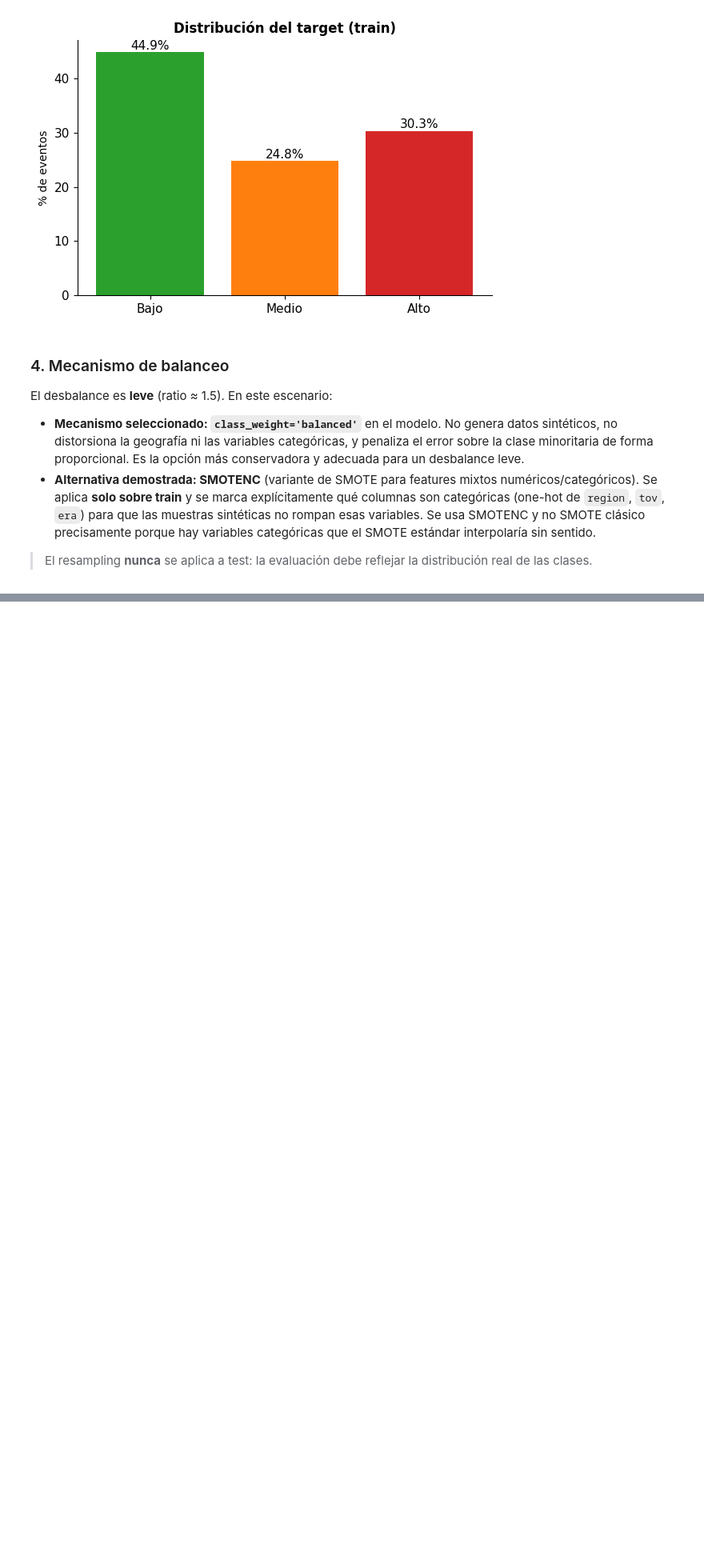
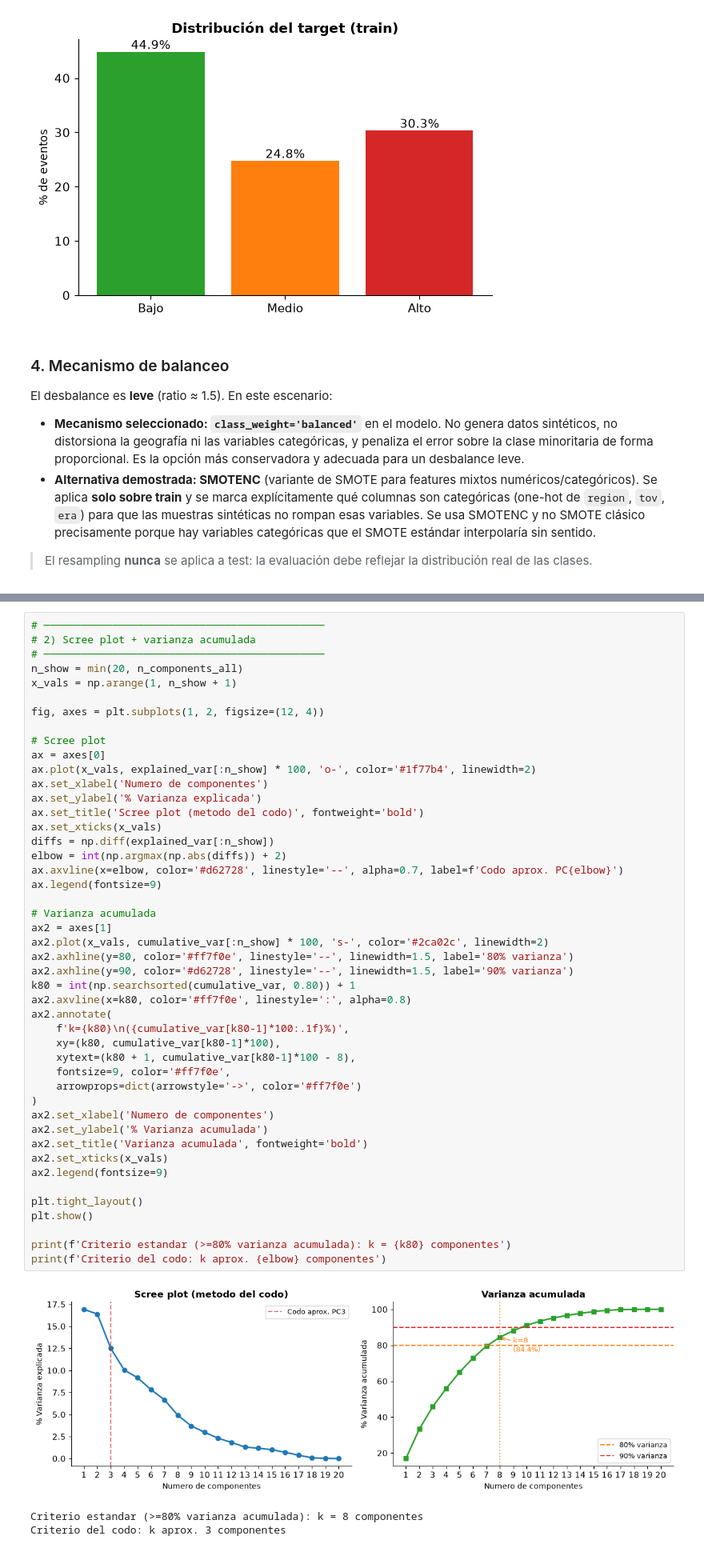
Before and after one commit to santiagoruizvt/AdD-Grupo-8-UCDP-GED, a Jupyter notebook: Grupo8-UCDP-GED.ipynb, the cells around one changed output, grey strips where cells are left out. Shown at 80% size. Drawn from its saved outputs; the diff is of its cells as text; blank space fills up the shorter version.

```diff
--- a/Grupo8-UCDP-GED.ipynb
+++ b/Grupo8-UCDP-GED.ipynb
@@ -1393,0 +1590,50 @@ SMOTENC (demostración sobre submuestra de 30.000 filas de train):
+# %%
+# ─────────────────────────────────────────────
+# 2) Scree plot + varianza acumulada
+# ─────────────────────────────────────────────
+n_show = min(20, n_components_all)
+x_vals = np.arange(1, n_show + 1)
+
+fig, axes = plt.subplots(1, 2, figsize=(12, 4))
+
+# Scree plot
+ax = axes[0]
+ax.plot(x_vals, explained_var[:n_show] * 100, 'o-', color='#1f77b4', linewidth=2)
+ax.set_xlabel('Numero de componentes')
+ax.set_ylabel('% Varianza explicada')
+ax.set_title('Scree plot (metodo del codo)', fontweight='bold')
+ax.set_xticks(x_vals)
+diffs = np.diff(explained_var[:n_show])
+elbow = int(np.argmax(np.abs(diffs)) + 2)
+ax.axvline(x=elbow, color='#d62728', linestyle='--', alpha=0.7, label=f'Codo aprox. PC{elbow}')
+ax.legend(fontsize=9)
+
+# Varianza acumulada
+ax2 = axes[1]
+ax2.plot(x_vals, cumulative_var[:n_show] * 100, 's-', color='#2ca02c', linewidth=2)
+ax2.axhline(y=80, color='#ff7f0e', linestyle='--', linewidth=1.5, label='80% varianza')
+ax2.axhline(y=90, color='#d62728', linestyle='--', linewidth=1.5, label='90% varianza')
+k80 = int(np.searchsorted(cumulative_var, 0.80)) + 1
+ax2.axvline(x=k80, color='#ff7f0e', linestyle=':', alpha=0.8)
+ax2.annotate(
+    f'k={k80}\n({cumulative_var[k80-1]*100:.1f}%)',
+    xy=(k80, cumulative_var[k80-1]*100),
+    xytext=(k80 + 1, cumulative_var[k80-1]*100 - 8),
+    fontsize=9, color='#ff7f0e',
+    arrowprops=dict(arrowstyle='->', color='#ff7f0e')
+)
+ax2.set_xlabel('Numero de componentes')
+ax2.set_ylabel('% Varianza acumulada')
+ax2.set_title('Varianza acumulada', fontweight='bold')
+ax2.set_xticks(x_vals)
+ax2.legend(fontsize=9)
+
+plt.tight_layout()
+plt.show()
+
+print(f'Criterio estandar (>=80% varianza acumulada): k = {k80} componentes')
+print(f'Criterio del codo: k aprox. {elbow} componentes')
+# %% [output]
+[figure, added]
+Criterio estandar (>=80% varianza acumulada): k = 8 componentes
+Criterio del codo: k aprox. 3 componentes
```
Also changed, not shown: parts of 24 cells of this notebook.
